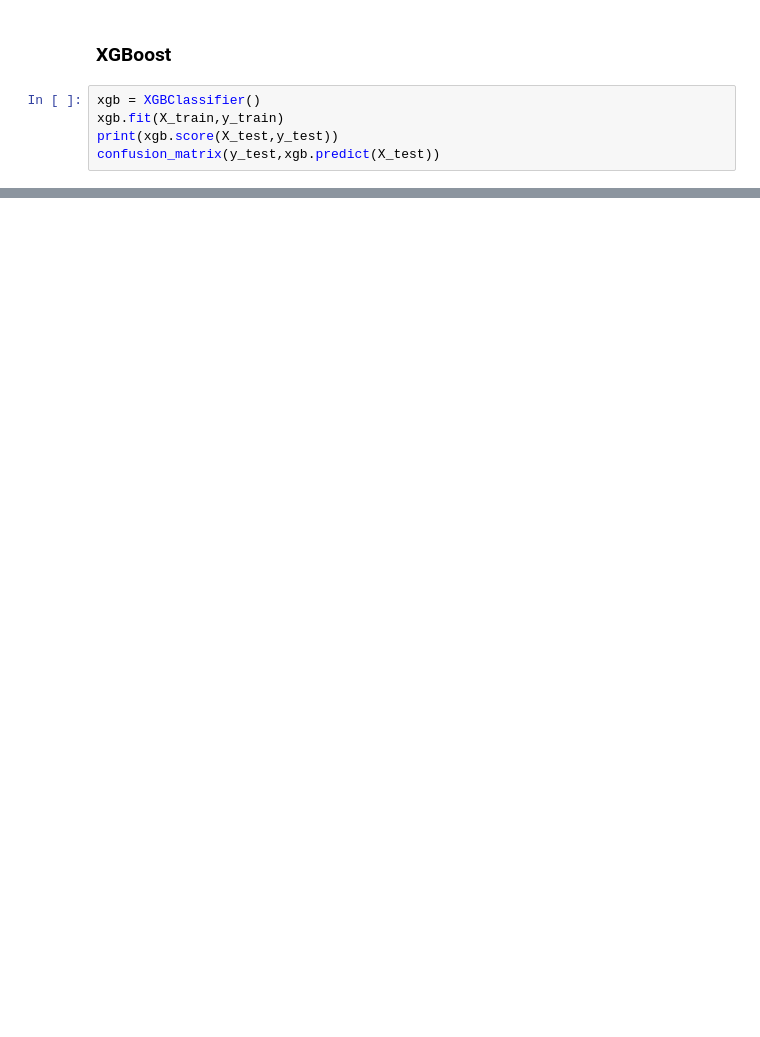
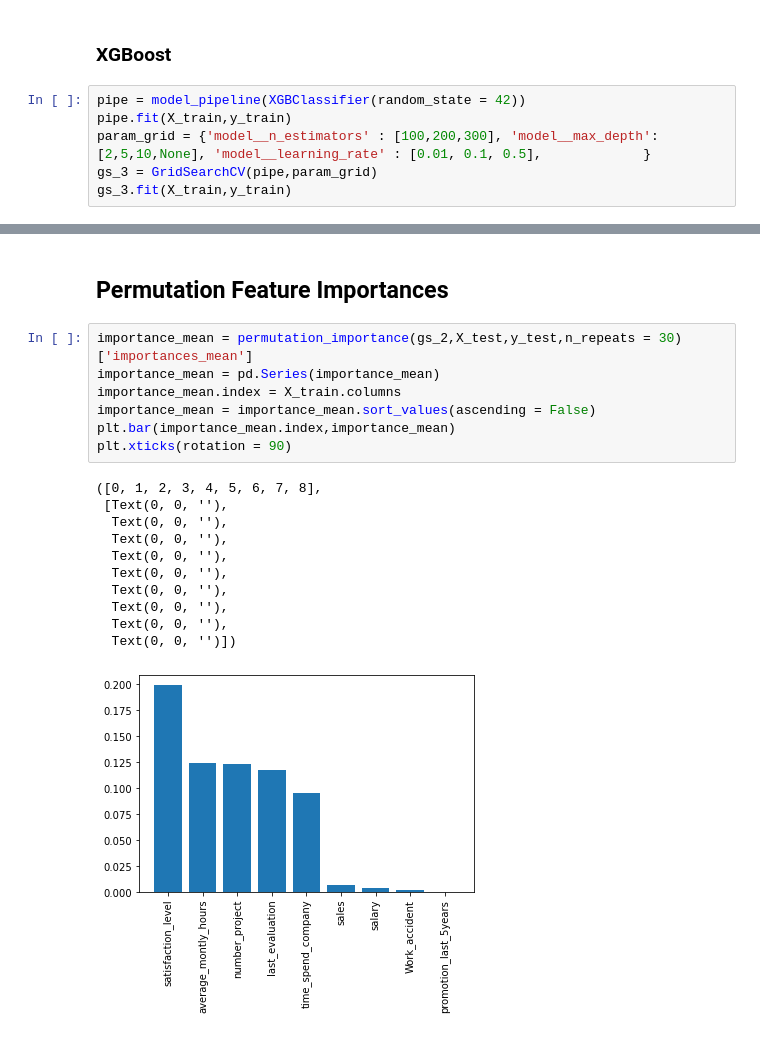
Before and after one commit to prithvitanna/stat451_project, a Jupyter notebook: Modeling.ipynb, the cells around one changed output, grey strips where cells are left out. Drawn from its saved outputs; the diff is of its cells as text; blank space fills up the shorter version.

```diff
--- a/Modeling.ipynb
+++ b/Modeling.ipynb
@@ -122,8 +250,9 @@ plt.xticks(rotation = 90)
 # %% [markdown]
 ### XGBoost
 # %%
-xgb = XGBClassifier()
-xgb.fit(X_train,y_train)
-print(xgb.score(X_test,y_test))
-confusion_matrix(y_test,xgb.predict(X_test))
+pipe = model_pipeline(XGBClassifier(random_state = 42))
+pipe.fit(X_train,y_train)
+param_grid = {'model__n_estimators' : [100,200,300], 'model__max_depth': [2,5,10,None], 'model__learning_rate' : [0.01, 0.1, 0.5],             }
+gs_3 = GridSearchCV(pipe,param_grid)
+gs_3.fit(X_train,y_train)
 # %% [output]
@@ -133,0 +293,21 @@ array([[3410,   19],
+# %% [markdown]
+## Permutation Feature Importances
+# %%
+importance_mean = permutation_importance(gs_2,X_test,y_test,n_repeats = 30)['importances_mean']
+importance_mean = pd.Series(importance_mean)
+importance_mean.index = X_train.columns
+importance_mean = importance_mean.sort_values(ascending = False)
+plt.bar(importance_mean.index,importance_mean)
+plt.xticks(rotation = 90)
+# %% [output]
+([0, 1, 2, 3, 4, 5, 6, 7, 8],
+ [Text(0, 0, ''),
+  Text(0, 0, ''),
+  Text(0, 0, ''),
+  Text(0, 0, ''),
+  Text(0, 0, ''),
+  Text(0, 0, ''),
+  Text(0, 0, ''),
+  Text(0, 0, ''),
+  Text(0, 0, '')])
+[figure, added]
```
Also changed, not shown: parts of 22 cells of this notebook.
